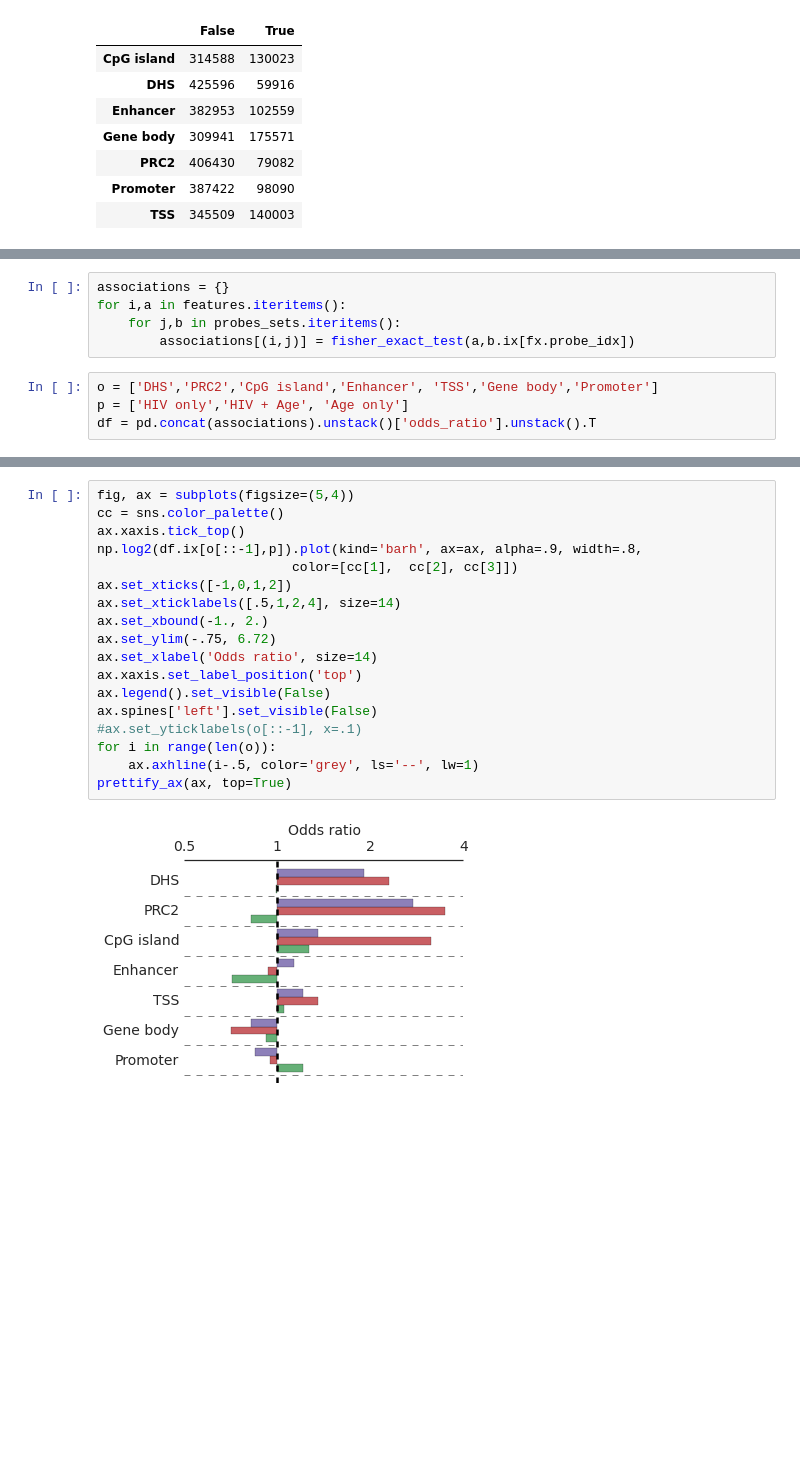
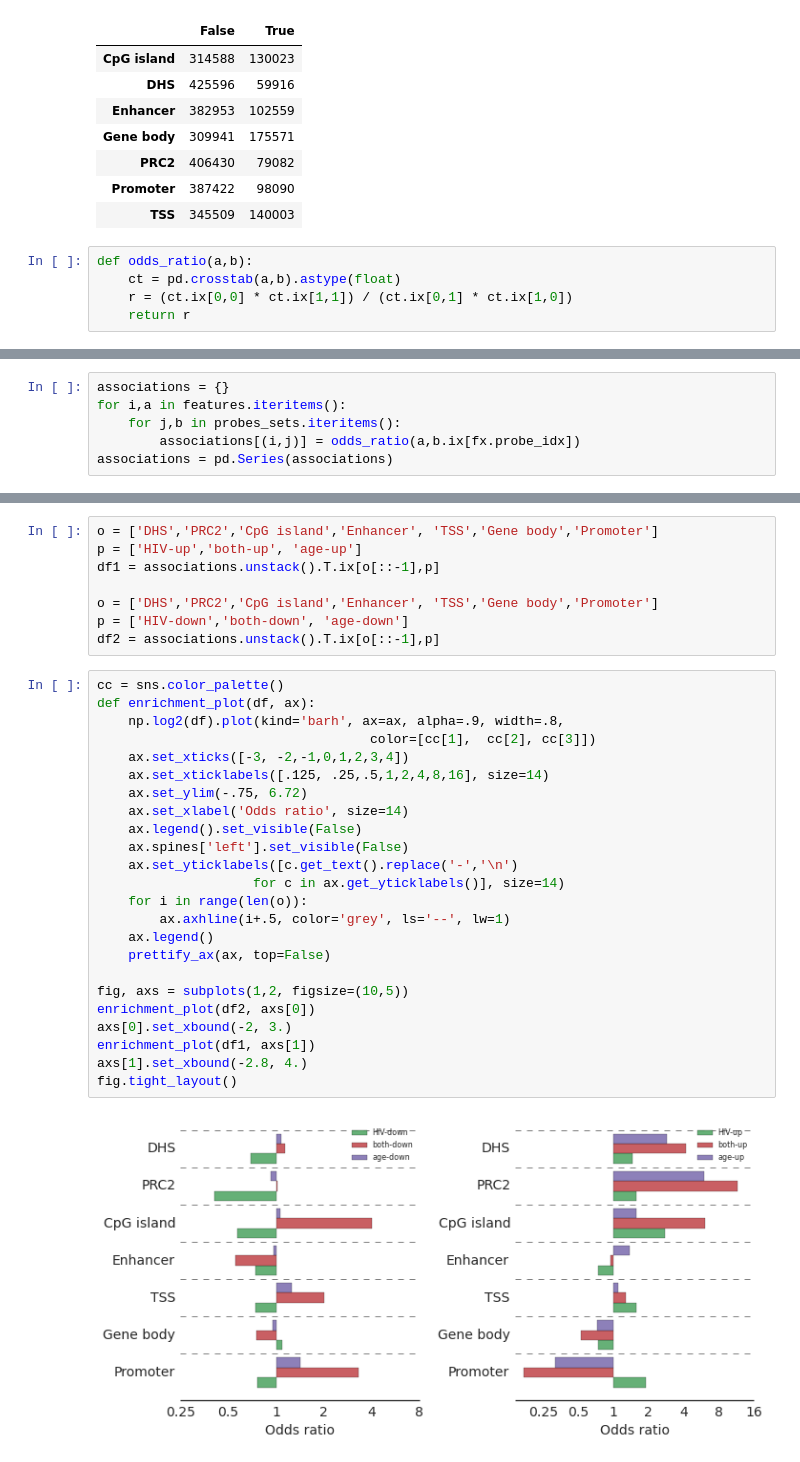
Before and after one commit to theandygross/HIV_Methylation, a Jupyter notebook: Figure3.ipynb, the cells around one changed output, grey strips where cells are left out. Cells and saved outputs as stored; diff of their text form; blank space fills up the shorter version.

```diff
--- a/Figure3.ipynb
+++ b/Figure3.ipynb
@@ -77,3 +95,8 @@ c2
 | PRC2 | 406430 | 79082 |
 | Promoter | 387422 | 98090 |
 | TSS | 345509 | 140003 |
+# %%
+def odds_ratio(a,b):
+    ct = pd.crosstab(a,b).astype(float)
+    r = (ct.ix[0,0] * ct.ix[1,1]) / (ct.ix[0,1] * ct.ix[1,0])
+    return r
@@ -81,8 +142,5 @@ c2
 associations = {}
 for i,a in features.iteritems():
     for j,b in probes_sets.iteritems():
-        associations[(i,j)] = fisher_exact_test(a,b.ix[fx.probe_idx])
+        associations[(i,j)] = odds_ratio(a,b.ix[fx.probe_idx])
+associations = pd.Series(associations)
-# %%
-o = ['DHS','PRC2','CpG island','Enhancer', 'TSS','Gene body','Promoter']
-p = ['HIV only','HIV + Age', 'Age only']
-df = pd.concat(associations).unstack()['odds_ratio'].unstack().T
@@ -116,20 +157,34 @@ df.ix[o[::-1],p]
+# %%
+o = ['DHS','PRC2','CpG island','Enhancer', 'TSS','Gene body','Promoter']
+p = ['HIV-up','both-up', 'age-up']
+df1 = associations.unstack().T.ix[o[::-1],p]
+
+o = ['DHS','PRC2','CpG island','Enhancer', 'TSS','Gene body','Promoter']
+p = ['HIV-down','both-down', 'age-down']
+df2 = associations.unstack().T.ix[o[::-1],p]
 # %%
-fig, ax = subplots(figsize=(5,4))
 cc = sns.color_palette()
-ax.xaxis.tick_top()
-np.log2(df.ix[o[::-1],p]).plot(kind='barh', ax=ax, alpha=.9, width=.8,
-                         color=[cc[1],  cc[2], cc[3]])
-ax.set_xticks([-1,0,1,2])
-ax.set_xticklabels([.5,1,2,4], size=14)
-ax.set_xbound(-1., 2.)
-ax.set_ylim(-.75, 6.72)
-ax.set_xlabel('Odds ratio', size=14)
-ax.xaxis.set_label_position('top')
-ax.legend().set_visible(False)
-ax.spines['left'].set_visible(False)
-#ax.set_yticklabels(o[::-1], x=.1)
-for i in range(len(o)):
-    ax.axhline(i-.5, color='grey', ls='--', lw=1)
-prettify_ax(ax, top=True)
+def enrichment_plot(df, ax):
+    np.log2(df).plot(kind='barh', ax=ax, alpha=.9, width=.8,
+                                   color=[cc[1],  cc[2], cc[3]])
+    ax.set_xticks([-3, -2,-1,0,1,2,3,4])
+    ax.set_xticklabels([.125, .25,.5,1,2,4,8,16], size=14)
+    ax.set_ylim(-.75, 6.72)
+    ax.set_xlabel('Odds ratio', size=14)
+    ax.legend().set_visible(False)
+    ax.spines['left'].set_visible(False)
+    ax.set_yticklabels([c.get_text().replace('-','\n')
+                    for c in ax.get_yticklabels()], size=14)
+    for i in range(len(o)):
+        ax.axhline(i+.5, color='grey', ls='--', lw=1)
+    ax.legend()
+    prettify_ax(ax, top=False)
+
+fig, axs = subplots(1,2, figsize=(10,5))
+enrichment_plot(df2, axs[0])
+axs[0].set_xbound(-2, 3.)
+enrichment_plot(df1, axs[1])
+axs[1].set_xbound(-2.8, 4.)
+fig.tight_layout()
 # %% [output]
-[figure, old version]
+[figure, new version]
```
Also changed, not shown: parts of 19 cells of this notebook, 2 other files.
